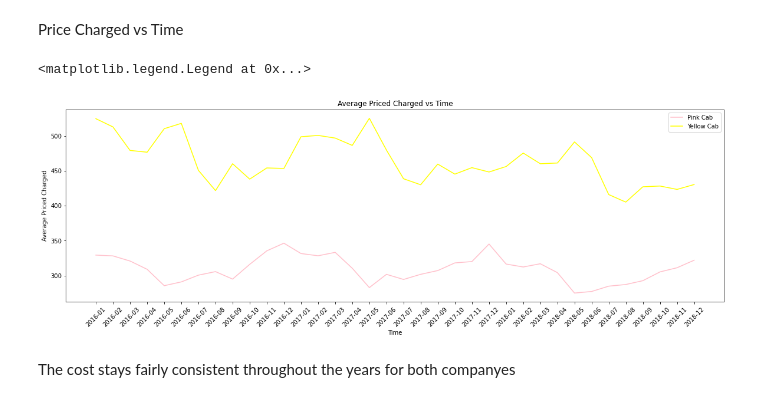
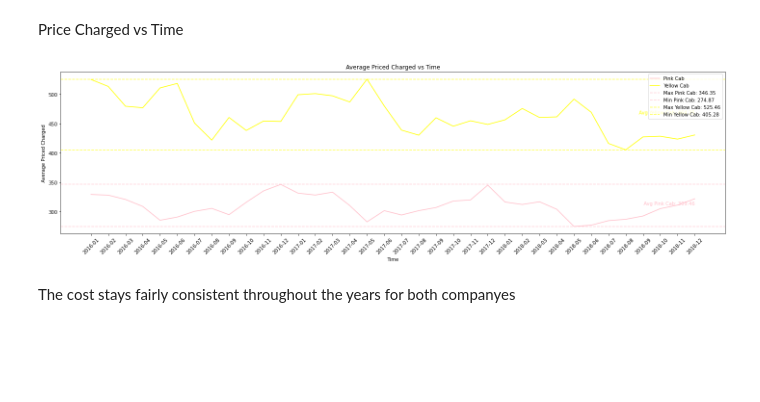
Before and after one commit to TaChChou/respository1, a Jupyter notebook: Week2/EDA_Cab.ipynb, the cells around one changed output. Drawn from its saved outputs; the diff is of its cells as text; code cells hidden in the pictures; blank space fills up the shorter version.

```diff
--- a/Week2/EDA_Cab.ipynb
+++ b/Week2/EDA_Cab.ipynb
@@ -467,33 +525,54 @@ Price Charged vs Time
 # %%
 #y1 = df_pink.profit.tolist()
 x1 = df_pink.groupby('year_month')['Price Charged'].mean().index
 y1 = df_pink.groupby('year_month')['Price Charged'].mean().values
 #y1 = df_pink.groupby('year_month')['profit'].count().values
 pink_tp = pd.DataFrame({'year_month': x1, 'Price Charged': y1})
 
 #y2 = df_yellow.profit.tolist()
 x2 = df_yellow.groupby('year_month')['Price Charged'].mean().index
 y2 = df_yellow.groupby('year_month')['Price Charged'].mean().values
 #y2 = df_yellow.groupby('year_month')['profit'].count().values
 yellow_tp = pd.DataFrame({'year_month': x2, 'Price Charged': y2})
 
 plt.figure(figsize=(20, 6))
 plt.plot(x1, y1, label='Pink Cab',color='pink')
 plt.plot(x2, y2, label='Yellow Cab',color='yellow')
 
 # Adding labels and title
 plt.xlabel('Time')
 plt.xticks(rotation=45)
 plt.ylabel('Average Priced Charged')
 plt.title('Average Priced Charged vs Time')
 
 
 
 # Adding a legend
 plt.legend()
+
+pink_max = max(y1)
+pink_min = min(y1)
+pink_avg = sum(y1) / len(y1)
+plt.axhline(pink_max, color='pink', linestyle='dashed', label=f'Max Pink Cab: {pink_max:.2f}', alpha=0.7)
+plt.axhline(pink_min, color='pink', linestyle='dashed', label=f'Min Pink Cab: {pink_min:.2f}', alpha=0.7)
+plt.text(x1[-1], pink_avg, f'Avg Pink Cab: {pink_avg:.2f}', ha='right', va='bottom', color='pink')
+
+# Calculate and display max, min, and average values for Yellow Cab
+yellow_max = max(y2)
+yellow_min = min(y2)
+yellow_avg = sum(y2) / len(y2)
+plt.axhline(yellow_max, color='yellow', linestyle='dashed', label=f'Max Yellow Cab: {yellow_max:.2f}', alpha=0.7)
+plt.axhline(yellow_min, color='yellow', linestyle='dashed', label=f'Min Yellow Cab: {yellow_min:.2f}', alpha=0.7)
+plt.text(x2[-1], yellow_avg, f'Avg Yellow Cab: {yellow_avg:.2f}', ha='right', va='bottom', color='yellow')
+
+# Adjust the layout and spacing
+plt.legend()
+plt.tight_layout()
+
+# Display the plot
+plt.show()
 # %% [output]
-<matplotlib.legend.Legend at 0x...>
-[figure, old version]
+[figure, new version]
 # %% [markdown]
 
 The cost stays fairly consistent throughout the years for both companyes
```
Also changed, not shown: parts of 31 cells of this notebook.
